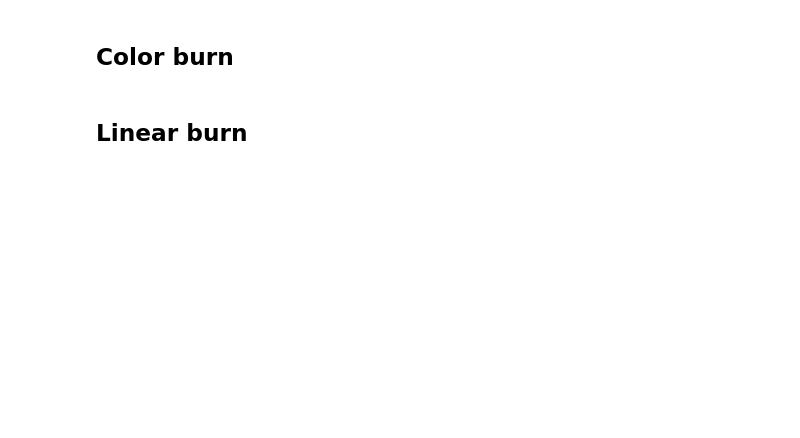
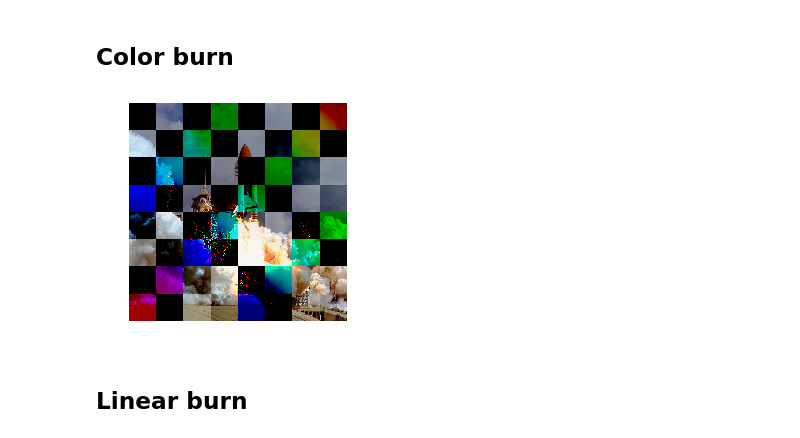
Before and after one commit to Algorithmic-Lens/Learning-image-manipulation-in-Python, a Jupyter notebook: 02_ImageBlendingOperations.ipynb, the cells around one changed output. Drawn from its saved outputs; the diff is of its cells as text; code cells hidden in the pictures; blank space fills up the shorter version.

```diff
--- a/02_ImageBlendingOperations.ipynb
+++ b/02_ImageBlendingOperations.ipynb
@@ -38,10 +59,12 @@ showImage(multiply(top, bottom))
 ## Color burn
 # %%
 def colorBurn(top, bottom):
-    result = 1 - ((1 - bottom) / top)
+    result = 1 - ((1 - bottom) / (top + 0.0000001))  #Add a small fraction to avoid divide by zero
     return np.clip(result, 0, 1)
 
 showImage(colorBurn(top, bottom))
+# %% [output]
+[figure, added]
 # %% [markdown]
 ## Linear burn
 # %%
```
Also changed, not shown: parts of 15 cells of this notebook, 2 other files.
